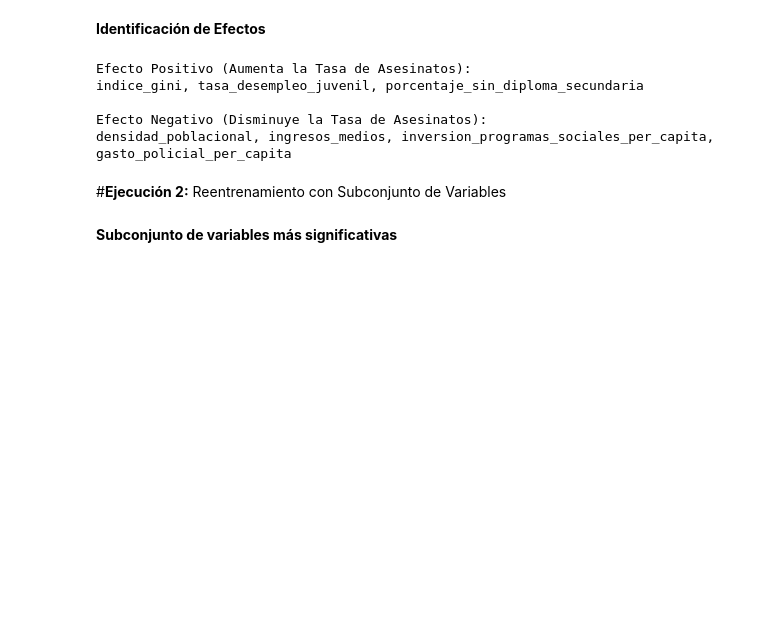
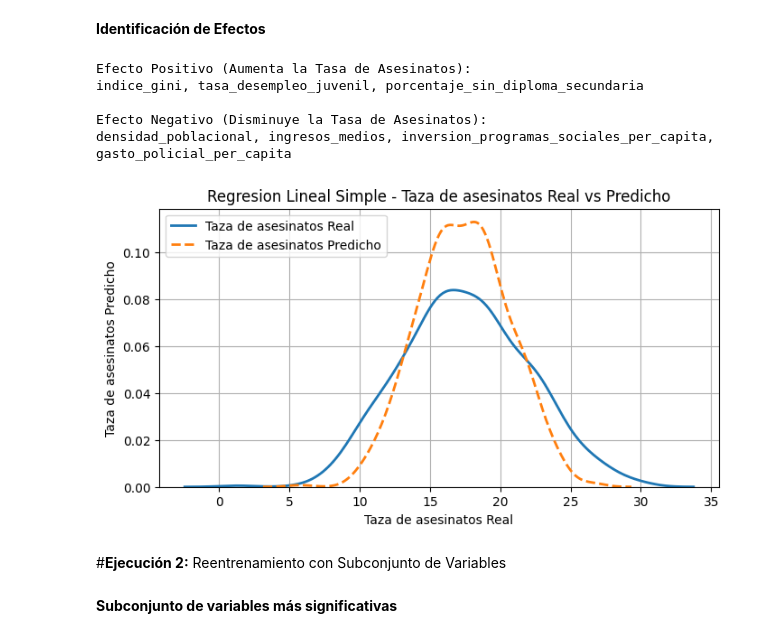
Before and after one commit to RUCUAL/Machine-Learning, a Jupyter notebook: Unidad02/Regresión Lineal Múltiple (RLM).ipynb, the cells around one changed output. Saved outputs shown, nothing was run; the diff lists cells and outputs as text; code cells hidden in the pictures; blank space fills up the shorter version.

```diff
--- a/Unidad02/Regresión Lineal Múltiple (RLM).ipynb
+++ b/Unidad02/Regresión Lineal Múltiple (RLM).ipynb
@@ -227,6 +227,19 @@ indice_gini, tasa_desempleo_juvenil, porcentaje_sin_diploma_secundaria
 
 Efecto Negativo (Disminuye la Tasa de Asesinatos):
 densidad_poblacional, ingresos_medios, inversion_programas_sociales_per_capita, gasto_policial_per_capita
+# %%
+#plt.scatter(y_test, y_pred)
+plt.figure(figsize=(8, 4))
+sns.kdeplot(Y_test, label='Taza de asesinatos Real', linewidth=2)
+sns.kdeplot(Y_pred_full, label='Taza de asesinatos Predicho', linewidth=2, linestyle='--')
+plt.xlabel("Taza de asesinatos Real")
+plt.ylabel("Taza de asesinatos Predicho")
+plt.title("Regresion Lineal Simple - Taza de asesinatos Real vs Predicho")
+plt.grid(True)
+plt.legend()
+plt.show()
+# %% [output]
+[figure, added]
 # %% [markdown]
 #**Ejecución 2:** Reentrenamiento con Subconjunto de Variables
 # %% [markdown]
```
Also changed, not shown: parts of 2 cells of this notebook.
